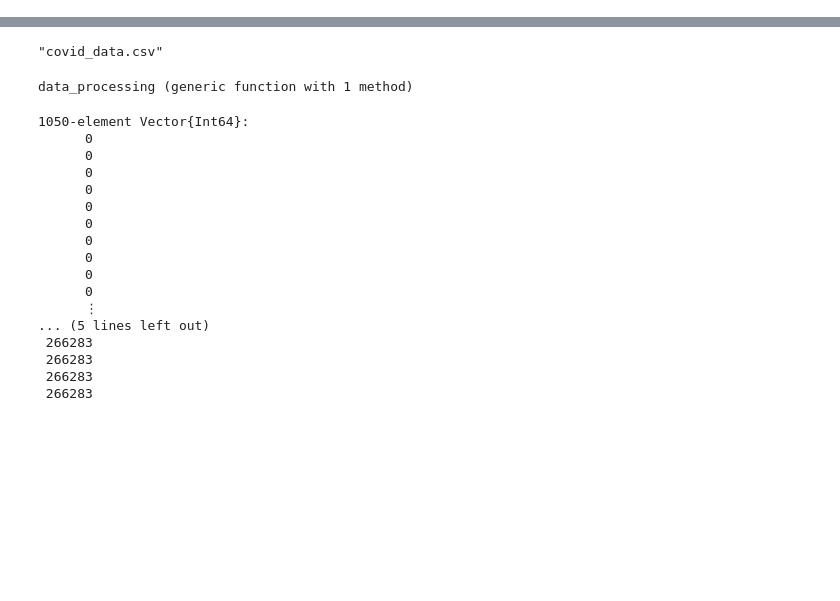
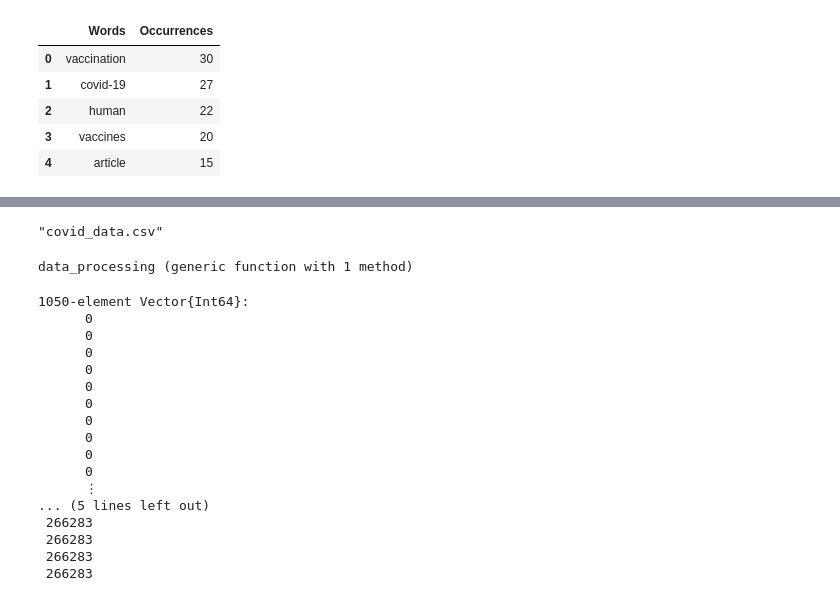
Before and after one commit to michaelajao/notebook, a Jupyter notebook: scripts/scopus.ipynb, the cells around one changed output, grey strips where cells are left out. Drawn from its saved outputs; the diff is of its cells as text; code cells hidden in the pictures; blank space fills up the shorter version.

```diff
--- a/scripts/scopus.ipynb
+++ b/scripts/scopus.ipynb
@@ -0,0 +6,10 @@
+# %%
+data = pd.read_csv('../data/Most_Frequent_Words.csv')
+data.head()
+# %% [output]
+|  | Words | Occurrences |
+| 0 | vaccination | 30 |
+| 1 | covid-19 | 27 |
+| 2 | human | 22 |
+| 3 | vaccines | 20 |
+| 4 | article | 15 |
```
Also changed, not shown: parts of 3 cells of this notebook, 17 other files.
